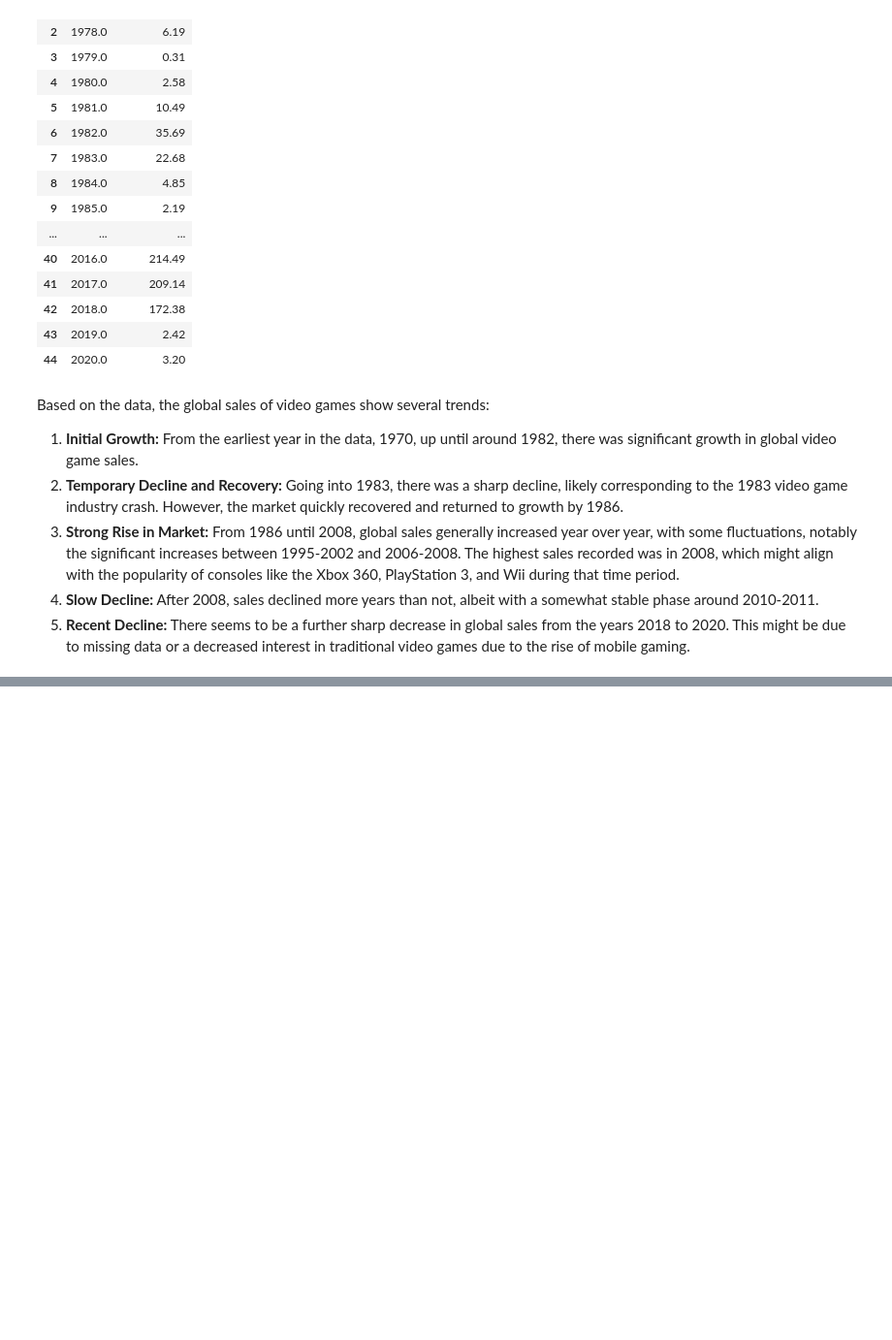
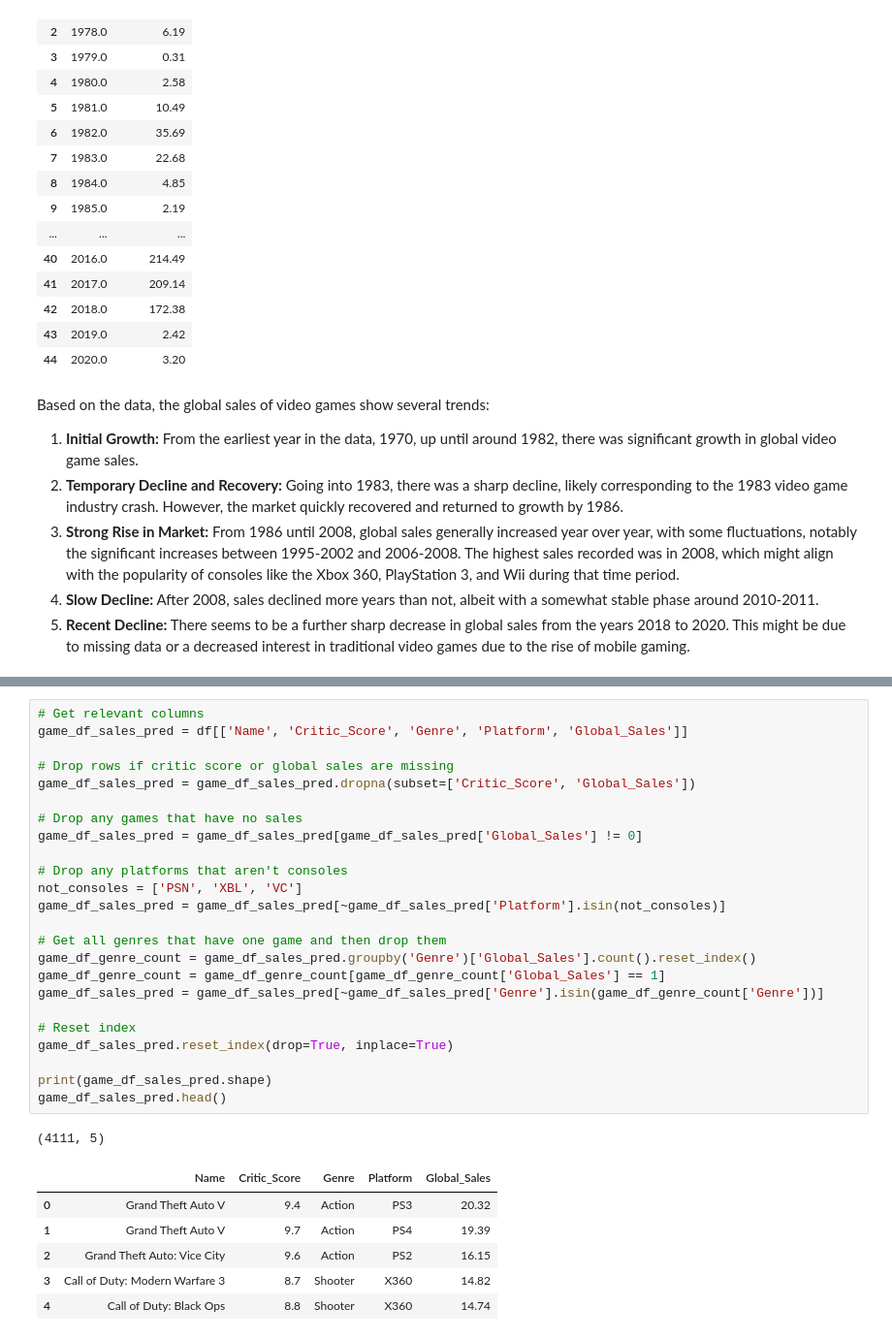
Before and after one commit to Flare200/video-games-data-modeling, a Jupyter notebook: videogames.ipynb, the cells around one changed output, grey strips where cells are left out. Shown at 97% size. Saved outputs shown, nothing was run; the diff lists cells and outputs as text; blank space fills up the shorter version.

```diff
--- a/videogames.ipynb
+++ b/videogames.ipynb
@@ -584,0 +585,32 @@ Based on the data, the global sales of video games show several trends:
+# %%
+# Get relevant columns
+game_df_sales_pred = df[['Name', 'Critic_Score', 'Genre', 'Platform', 'Global_Sales']]
+
+# Drop rows if critic score or global sales are missing
+game_df_sales_pred = game_df_sales_pred.dropna(subset=['Critic_Score', 'Global_Sales'])
+
+# Drop any games that have no sales
+game_df_sales_pred = game_df_sales_pred[game_df_sales_pred['Global_Sales'] != 0]
+
+# Drop any platforms that aren't consoles
+not_consoles = ['PSN', 'XBL', 'VC']
+game_df_sales_pred = game_df_sales_pred[~game_df_sales_pred['Platform'].isin(not_consoles)]
+
+# Get all genres that have one game and then drop them
+game_df_genre_count = game_df_sales_pred.groupby('Genre')['Global_Sales'].count().reset_index()
+game_df_genre_count = game_df_genre_count[game_df_genre_count['Global_Sales'] == 1]
+game_df_sales_pred = game_df_sales_pred[~game_df_sales_pred['Genre'].isin(game_df_genre_count['Genre'])]
+
+# Reset index
+game_df_sales_pred.reset_index(drop=True, inplace=True)
+
+print(game_df_sales_pred.shape)
+game_df_sales_pred.head()
+# %% [output]
+(4111, 5)
+|  | Name | Critic_Score | Genre | Platform | Global_Sales |
+| 0 | Grand Theft Auto V | 9.4 | Action | PS3 | 20.32 |
+| 1 | Grand Theft Auto V | 9.7 | Action | PS4 | 19.39 |
+| 2 | Grand Theft Auto: Vice City | 9.6 | Action | PS2 | 16.15 |
+| 3 | Call of Duty: Modern Warfare 3 | 8.7 | Shooter | X360 | 14.82 |
+| 4 | Call of Duty: Black Ops | 8.8 | Shooter | X360 | 14.74 |
```
Also changed, not shown: parts of 24 cells of this notebook, 1 other file.
